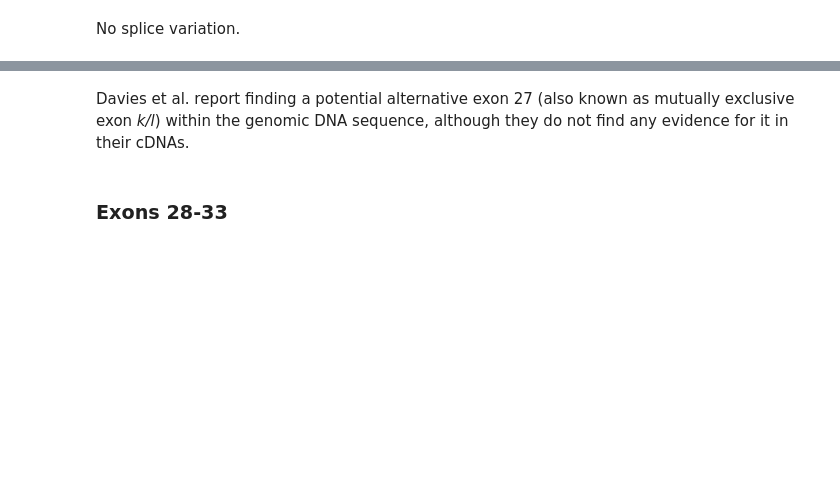
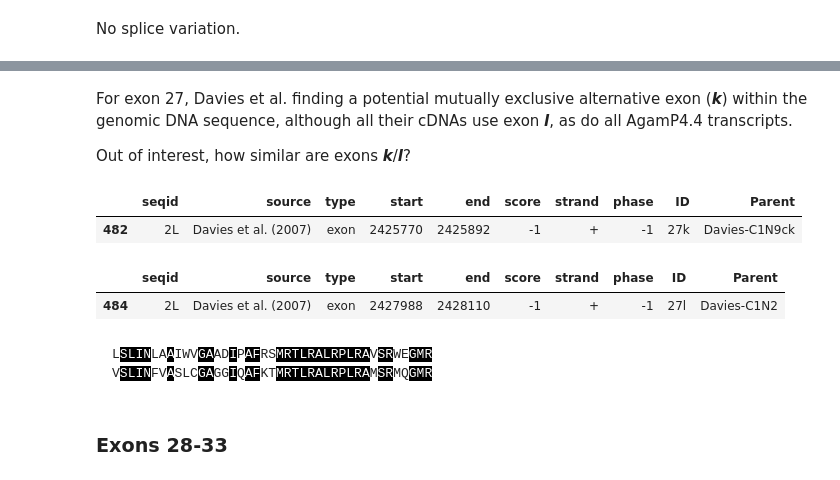
Before and after one commit to alimanfoo/alimanfoo.github.io, a Jupyter notebook: _posts/2017-01-25-vgsc-gene-models.ipynb, the cells around one changed output, grey strips where cells are left out. Cells and saved outputs as stored; diff of their text form; code cells hidden in the pictures; blank space fills up the shorter version.

```diff
--- a/_posts/2017-01-25-vgsc-gene-models.ipynb
+++ b/_posts/2017-01-25-vgsc-gene-models.ipynb
@@ -429,5 +474,23 @@ plot_transcripts(geneset_vgsc_combined, chrom, start+67300, start+70700,
-# %% [markdown]
-Davies et al. report finding a potential alternative exon 27 (also known as mutually exclusive exon *k/l*) within the genomic DNA sequence, although they do not find any evidence for it in their cDNAs.
+# %% [markdown]
+For exon 27, Davies et al. finding a potential mutually exclusive alternative exon (***k***) within the genomic DNA sequence, although all their cDNAs use exon ***l***, as do all AgamP4.4 transcripts.
+
+Out of interest, how similar are exons ***k***/***l***?
+# %%
+geneset_davies.query('ID == "27k" and type == "exon"')
+# %% [output]
+|  | seqid | source | type | start | end | score | strand | phase | ID | Parent |
+| 482 | 2L | Davies et al. (2007) | exon | 2425770 | 2425892 | -1 | + | -1 | 27k | Davies-C1N9ck |
+# %%
+geneset_davies.query('ID == "27l" and type == "exon"').head(1)
+# %% [output]
+|  | seqid | source | type | start | end | score | strand | phase | ID | Parent |
+| 484 | 2L | Davies et al. (2007) | exon | 2427988 | 2428110 | -1 | + | -1 | 27l | Davies-C1N2 |
+# %%
+seq_k_dna = Seq(genome['2L'][2425770-1:2425892], generic_dna)
+seq_l_dna = Seq(genome['2L'][2427988-1:2428110], generic_dna)
+pair_seq_comp(seq_k_dna.translate(), seq_l_dna.translate())
+# %% [output]
+LSLINLAAIWVGAADIPAFRSMRTLRALRPLRAVSRWEGMR VSLINFVASLCGAGGIQAFKTMRTLRALRPLRAMSRMQGMR
 # %% [markdown]
 ### Exons 28-33
 # %%
```
Also changed, not shown: parts of 25 cells of this notebook, 13 other files.
